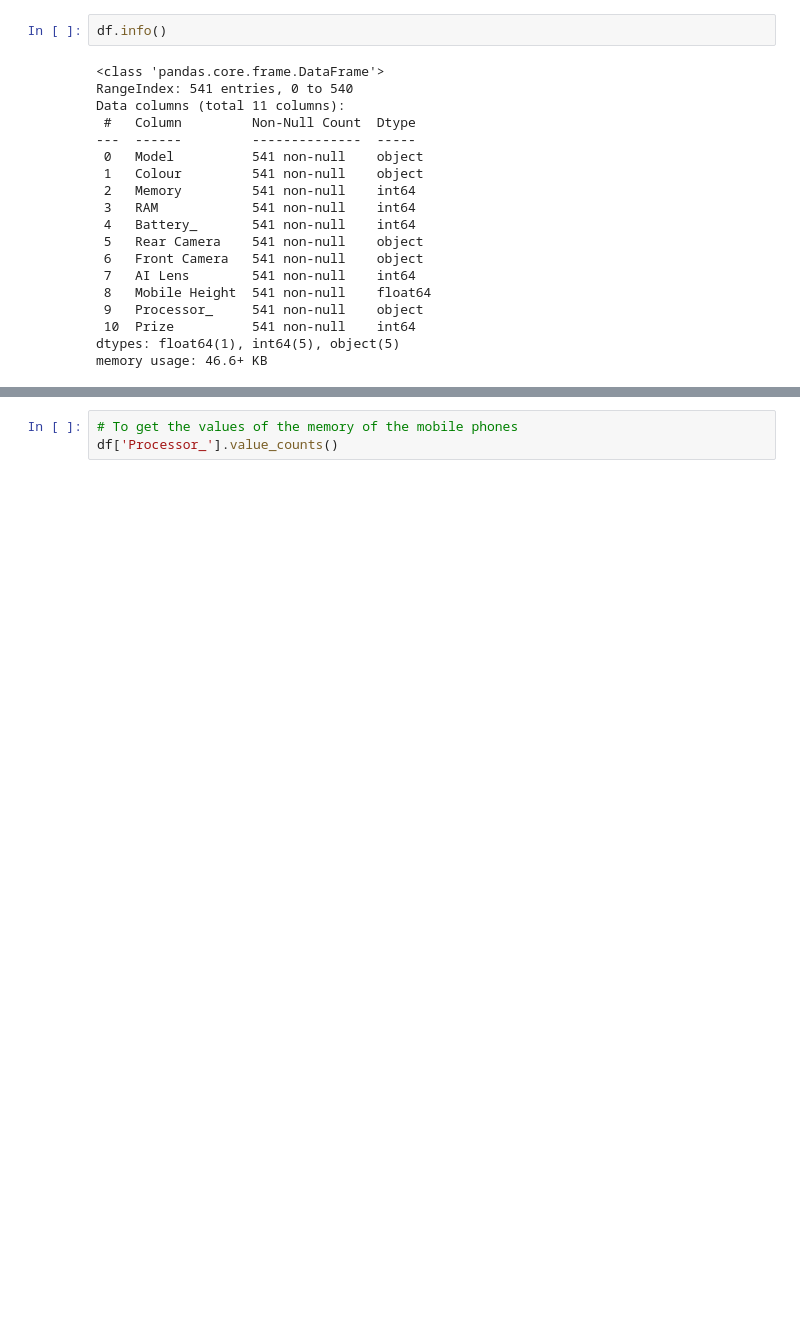
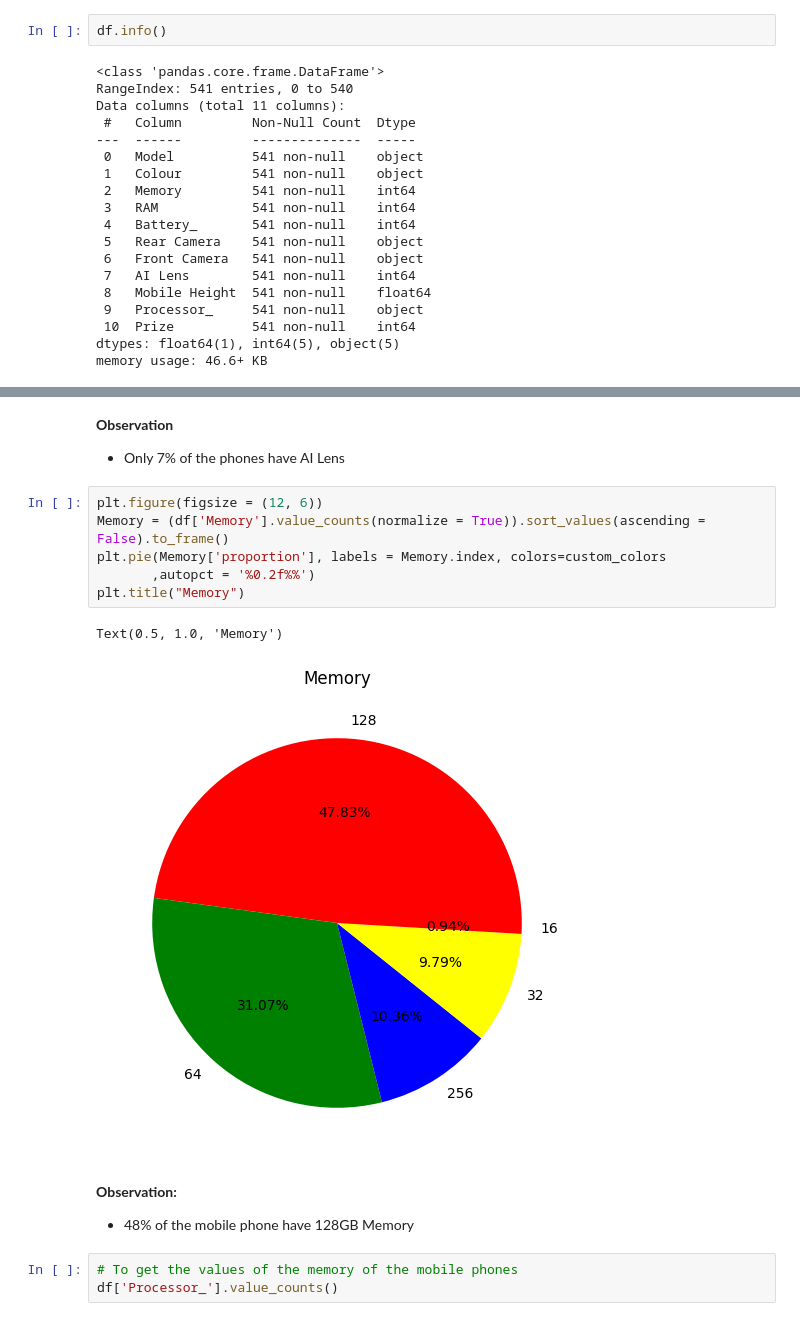
Before and after one commit to Meghna2395/NextHikes--Feature-Extraction-and-Price-Prediction-for-Mobile-Phones, a Jupyter notebook: Feature Extraction and Price Prediction for Mobile Phones.ipynb, the cells around one changed output, grey strips where cells are left out. Saved outputs shown, nothing was run; the diff lists cells and outputs as text; blank space fills up the shorter version.

```diff
--- a/Feature Extraction and Price Prediction for Mobile Phones.ipynb
+++ b/Feature Extraction and Price Prediction for Mobile Phones.ipynb
@@ -43,3 +149,18 @@ memory usage: 46.6+ KB
+# %% [markdown]
+**Observation**
+ - Only 7% of the phones have AI Lens
+# %%
+plt.figure(figsize = (12, 6))
+Memory = (df['Memory'].value_counts(normalize = True)).sort_values(ascending = False).to_frame()
+plt.pie(Memory['proportion'], labels = Memory.index, colors=custom_colors
+       ,autopct = '%0.2f%%')
+plt.title("Memory")
+# %% [output]
+Text(0.5, 1.0, 'Memory')
+[figure, added]
+# %% [markdown]
+**Observation:**
+ - 48% of the mobile phone have 128GB Memory
 # %%
 # To get the values of the memory of the mobile phones
 df['Processor_'].value_counts()
```
Also changed, not shown: parts of 35 cells of this notebook.
